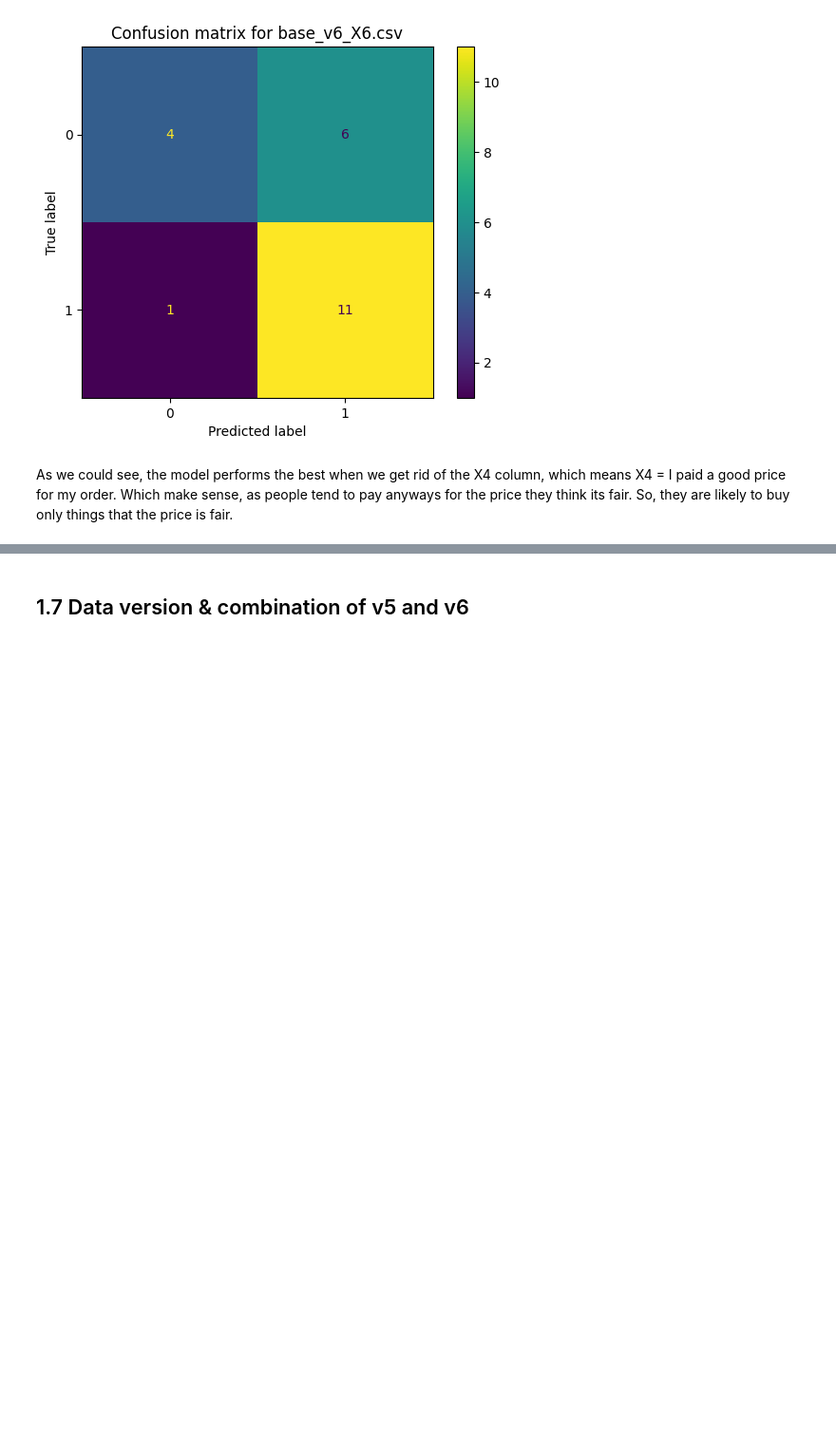
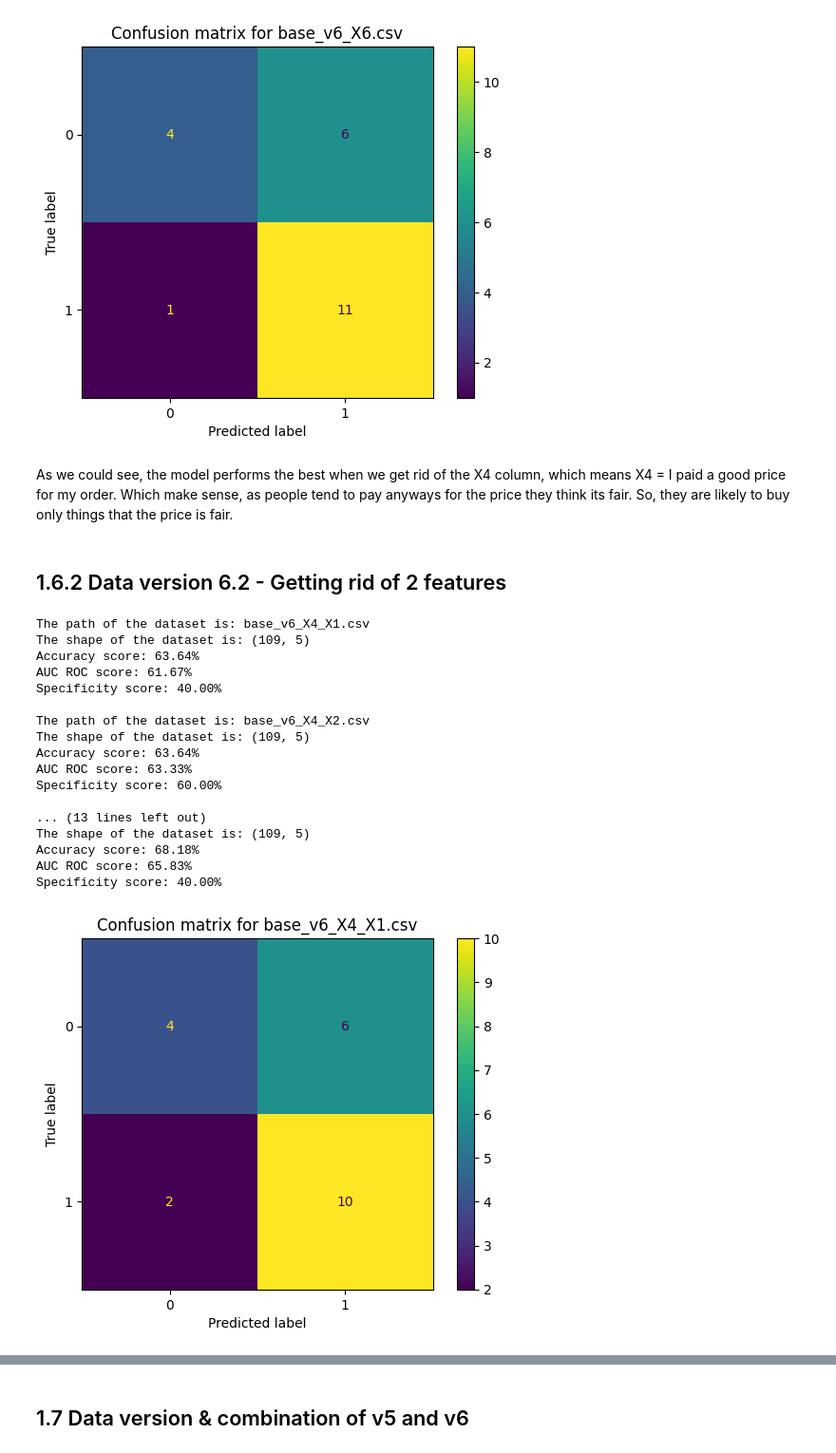
Before and after one commit to joaothomazlemos/4AVbJnW3rbsWDNP8, a Jupyter notebook: 02_baseline_model.ipynb, the cells around one changed output, grey strips where cells are left out. Shown: that part at 95% size. Drawn from its saved outputs; the diff is of its cells as text; code cells hidden in the pictures; blank space fills up the shorter version.

```diff
--- a/02_baseline_model.ipynb
+++ b/02_baseline_model.ipynb
@@ -221,3 +221,34 @@ Specificity score: 40.00%
 [figure]
 # %% [markdown]
 As we could see, the model performs the best when we get rid of the X4 column, which means X4 = I paid a good price for my order. Which make sense, as people tend to pay anyways for the price they think its fair. So, they are likely to buy only things that the price is fair.
+# %% [markdown]
+## 1.6.2 Data version 6.2 - Getting rid of  2 features
+# %%
+
+
+dfs = []
+range_1 = [1,2,3,5,6] # no 4 feature
+for i in range_1:
+    dfs.append('data/base_v6_X4_X{}.csv'.format(i))
+# %%
+for patch in dfs:
+    model_evaluation(patch, model)
+# %% [output]
+The path of the dataset is: base_v6_X4_X1.csv
+The shape of the dataset is: (109, 5)
+Accuracy score: 63.64%
+AUC ROC score: 61.67%
+Specificity score: 40.00%
+
+The path of the dataset is: base_v6_X4_X2.csv
+The shape of the dataset is: (109, 5)
+Accuracy score: 63.64%
+AUC ROC score: 63.33%
+Specificity score: 60.00%
+
+... (13 lines left out)
+The shape of the dataset is: (109, 5)
+Accuracy score: 68.18%
+AUC ROC score: 65.83%
+Specificity score: 40.00%
+[figure, added]
```
Also changed, not shown: parts of 1 cell of this notebook, 7 other files.
